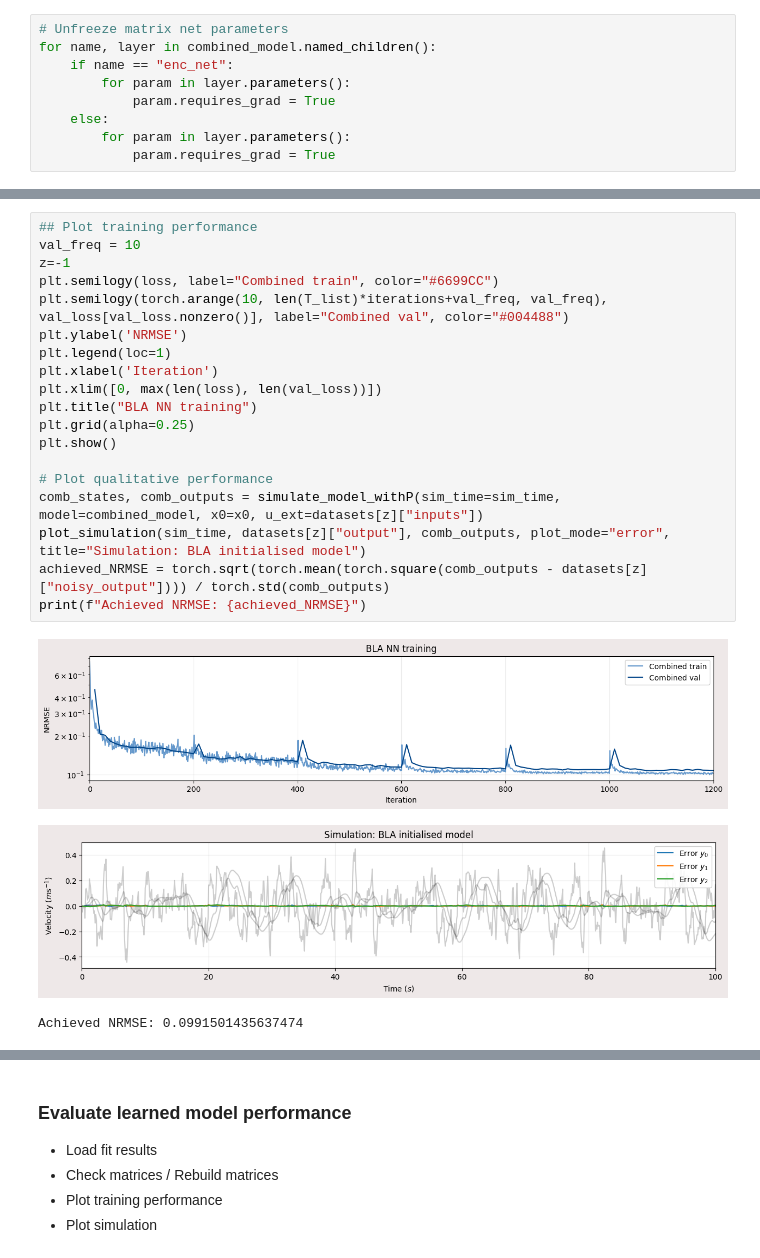
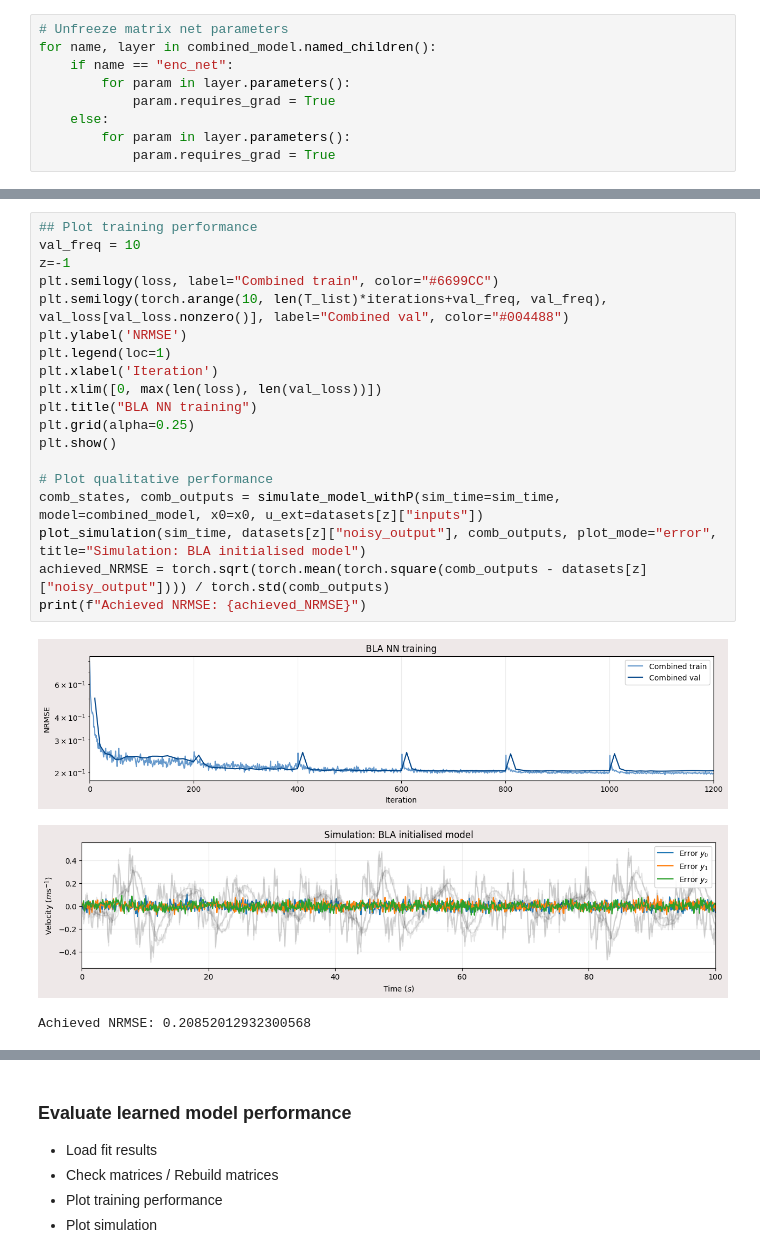
Before and after one commit to gevanotterdijk/Port-Hamiltonian, a Jupyter notebook: combined_model.ipynb, the cells around one changed output, grey strips where cells are left out. Drawn from its saved outputs; the diff is of its cells as text.

```diff
--- a/combined_model.ipynb
+++ b/combined_model.ipynb
@@ -341,23 +341,23 @@ Iteration     100, with training loss (NRMSE): 0.23219 and validation loss (NRMS
 # %%
 ## Plot training performance
 val_freq = 10
 z=-1
 plt.semilogy(loss, label="Combined train", color="#6699CC")
 plt.semilogy(torch.arange(10, len(T_list)*iterations+val_freq, val_freq), val_loss[val_loss.nonzero()], label="Combined val", color="#004488")
 plt.ylabel('NRMSE')
 plt.legend(loc=1)
 plt.xlabel('Iteration')
 plt.xlim([0, max(len(loss), len(val_loss))])
 plt.title("BLA NN training")
 plt.grid(alpha=0.25)
 plt.show()
 
 # Plot qualitative performance
 comb_states, comb_outputs = simulate_model_withP(sim_time=sim_time, model=combined_model, x0=x0, u_ext=datasets[z]["inputs"])
-plot_simulation(sim_time, datasets[z]["output"], comb_outputs, plot_mode="error", title="Simulation: BLA initialised model")
+plot_simulation(sim_time, datasets[z]["noisy_output"], comb_outputs, plot_mode="error", title="Simulation: BLA initialised model")
 achieved_NRMSE = torch.sqrt(torch.mean(torch.square(comb_outputs - datasets[z]["noisy_output"]))) / torch.std(comb_outputs)
 print(f"Achieved NRMSE: {achieved_NRMSE}")
 # %% [output]
-[figure, old version]
+[figure, new version]
-[figure, old version]
+[figure, new version]
-Achieved NRMSE: 0.0991501435637474
+Achieved NRMSE: 0.20852012932300568
```
Also changed, not shown: parts of 8 cells of this notebook.
